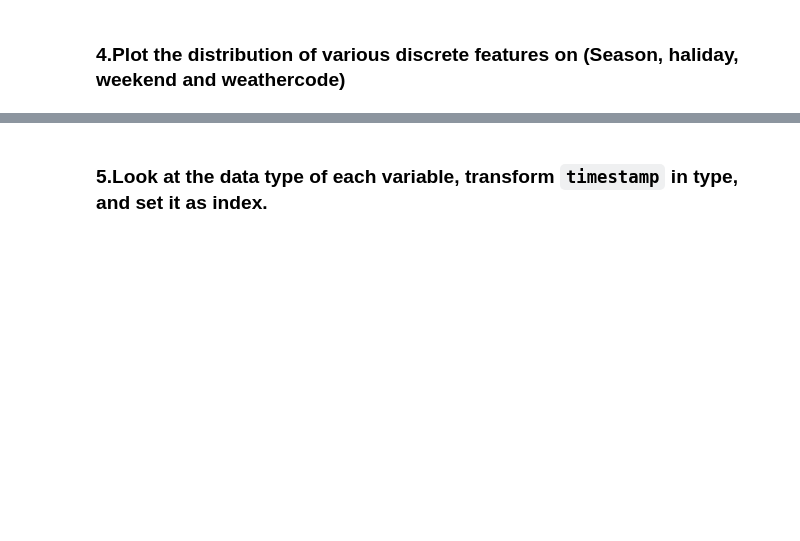
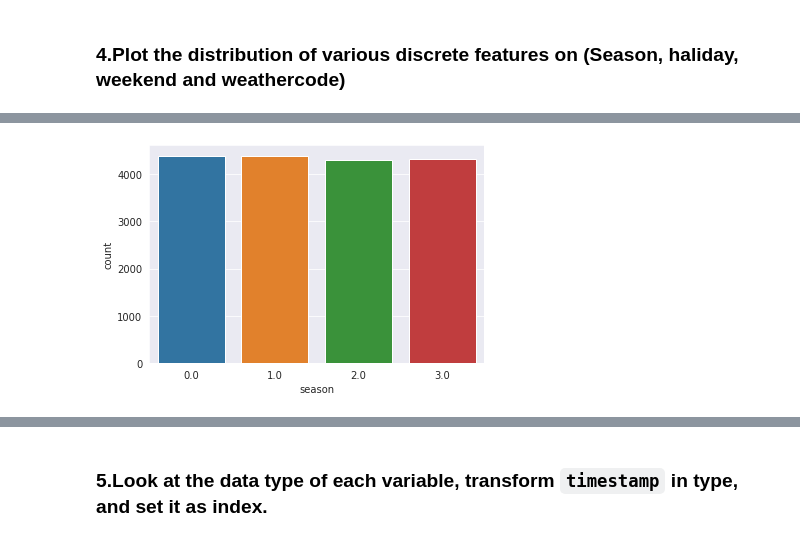
Before and after one commit to bilgekisi96/My_Data_Science_Advanture, a Jupyter notebook: DV_capstone_student.ipynb, the cells around one changed output, grey strips where cells are left out. Drawn from its saved outputs; the diff is of its cells as text; code cells hidden in the pictures; blank space fills up the shorter version.

```diff
--- a/DV_capstone_student.ipynb
+++ b/DV_capstone_student.ipynb
@@ -111,0 +108,6 @@ dtype: int64
+# %%
+# season
+sns.countplot("season",data=df)
+plt.show()
+# %% [output]
+[figure, added]
```
Also changed, not shown: parts of 66 cells of this notebook.
